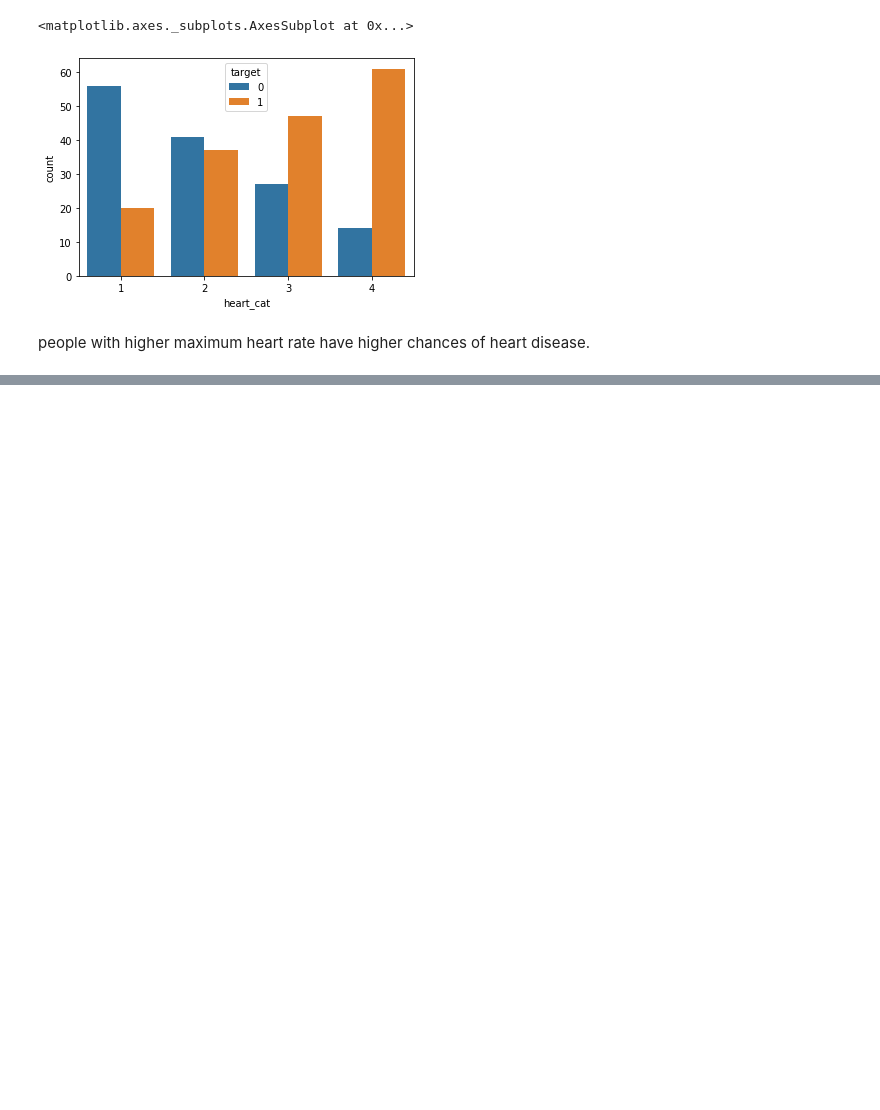
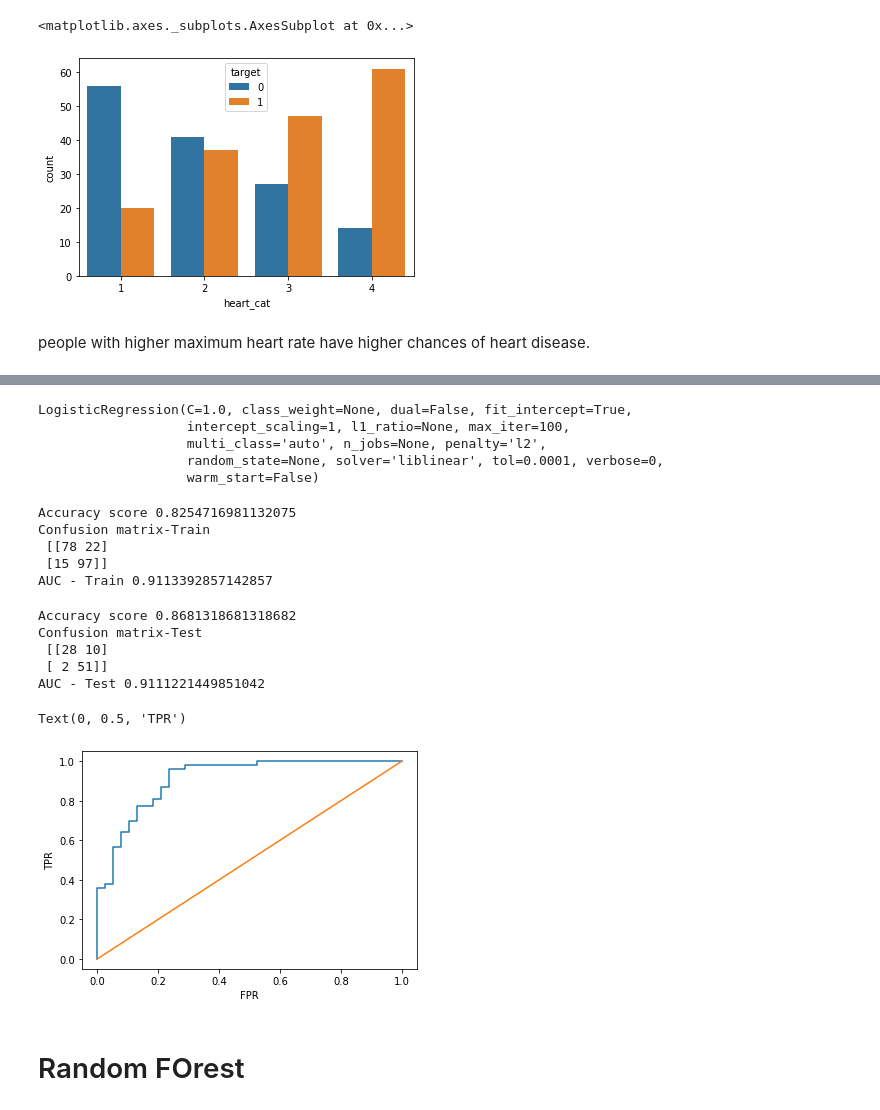
Before and after one commit to ShrutiUdagire/SupervisedLearning-Classification, a Jupyter notebook: Heartdisease.ipynb, the cells around one changed output, grey strips where cells are left out. Cells and saved outputs as stored; diff of their text form; code cells hidden in the pictures; blank space fills up the shorter version.

```diff
--- a/Heartdisease.ipynb
+++ b/Heartdisease.ipynb
@@ -206,0 +182,5 @@ sns.pairplot(df,hue='target')
+# %%
+from sklearn.model_selection import train_test_split
+X_train, X_test, y_train, y_test = train_test_split(X, y, test_size=0.30, random_state=3)
+print(X_train.shape,X_test.shape)
+print(y_train.shape,y_test.shape)
@@ -206,0 +213,11 @@ sns.pairplot(df,hue='target')
+# %%
+from sklearn.linear_model import LogisticRegression
+from sklearn.metrics import confusion_matrix,accuracy_score,roc_auc_score,roc_curve
+lr=LogisticRegression(solver='liblinear')
+lr.fit(X_train,y_train)
+# %% [output]
+LogisticRegression(C=1.0, class_weight=None, dual=False, fit_intercept=True,
+                   intercept_scaling=1, l1_ratio=None, max_iter=100,
+                   multi_class='auto', n_jobs=None, penalty='l2',
+                   random_state=None, solver='liblinear', tol=0.0001, verbose=0,
+                   warm_start=False)
@@ -206,0 +228,34 @@ sns.pairplot(df,hue='target')
+# %%
+print("Accuracy score",accuracy_score(y_train,y_train_pred))
+print('Confusion matrix-Train','\n',confusion_matrix(y_train,y_train_pred))
+print('AUC - Train',roc_auc_score(y_train,y_train_prob))
+# %% [output]
+Accuracy score 0.8254716981132075
+Confusion matrix-Train
+ [[78 22]
+ [15 97]]
+AUC - Train 0.9113392857142857
+# %%
+y_test_predict=lr.predict(X_test)
+y_test_prob=lr.predict_proba(X_test)[:,1]
+print("Accuracy score",accuracy_score(y_test,y_test_predict))
+print('Confusion matrix-Test','\n',confusion_matrix(y_test,y_test_predict))
+print('AUC - Test',roc_auc_score(y_test,y_test_prob))
+# %% [output]
+Accuracy score 0.8681318681318682
+Confusion matrix-Test
+ [[28 10]
+ [ 2 51]]
+AUC - Test 0.9111221449851042
+# %%
+fpr,tpr,threashold=roc_curve(y_test,y_test_prob)
+# %%
+plt.plot(fpr,tpr)
+plt.plot(fpr,fpr)
+plt.xlabel('FPR')
+plt.ylabel('TPR')
+# %% [output]
+Text(0, 0.5, 'TPR')
+[figure, added]
+# %% [markdown]
+# Random FOrest
```
Also changed, not shown: parts of 51 cells of this notebook.
